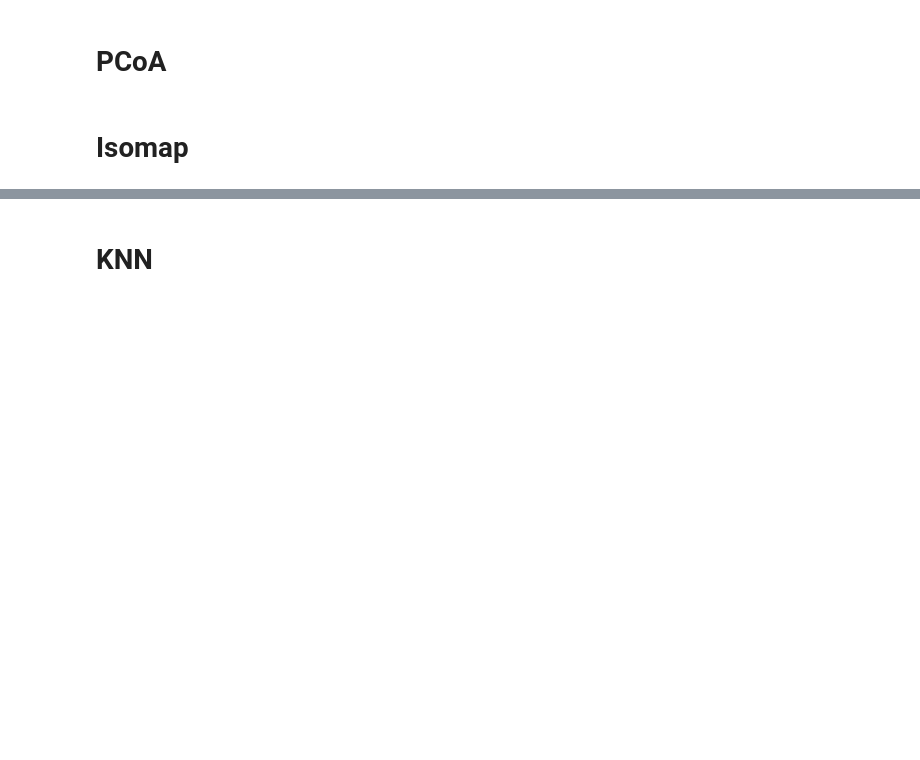
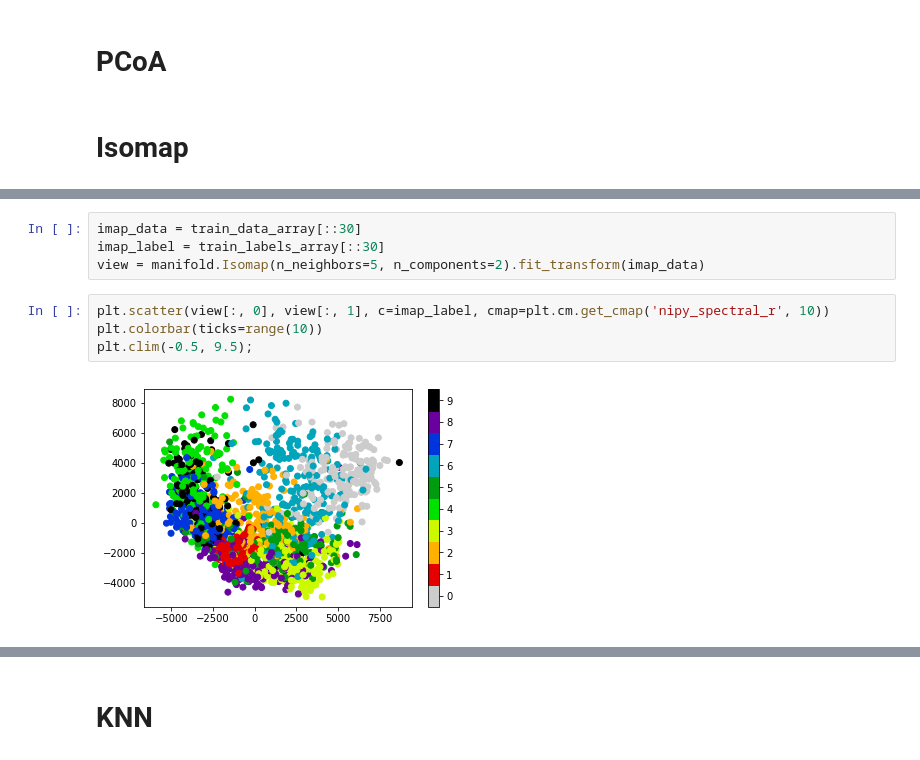
Before and after one commit to zerotosmthg/sciencedonnees, a Jupyter notebook: MNIST/mnistlab.ipynb, the cells around one changed output, grey strips where cells are left out. Saved outputs shown, nothing was run; the diff lists cells and outputs as text; blank space fills up the shorter version.

```diff
--- a/MNIST/mnistlab.ipynb
+++ b/MNIST/mnistlab.ipynb
@@ -131,0 +147,10 @@ from sklearn import manifold
+# %%
+imap_data = train_data_array[::30]
+imap_label = train_labels_array[::30]
+view = manifold.Isomap(n_neighbors=5, n_components=2).fit_transform(imap_data)
+# %%
+plt.scatter(view[:, 0], view[:, 1], c=imap_label, cmap=plt.cm.get_cmap('nipy_spectral_r', 10))
+plt.colorbar(ticks=range(10))
+plt.clim(-0.5, 9.5);
+# %% [output]
+[figure, added]
```
Also changed, not shown: parts of 16 cells of this notebook.
